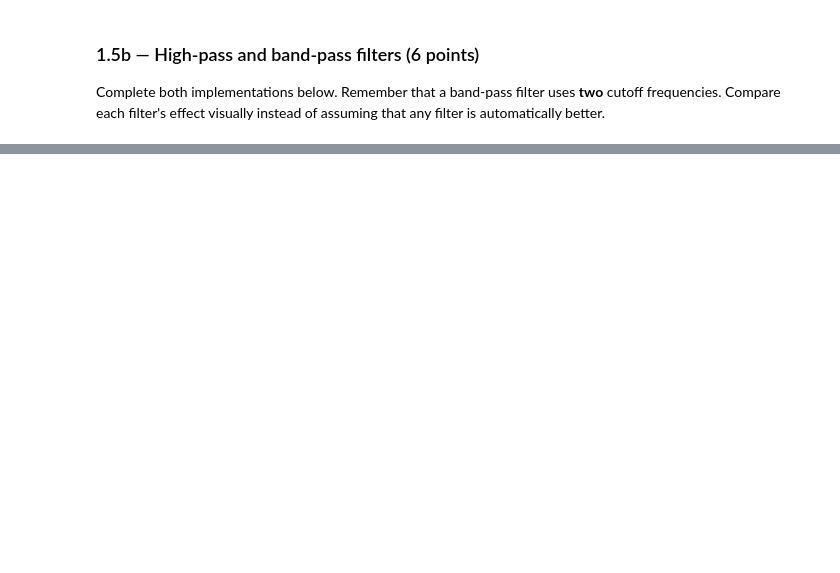
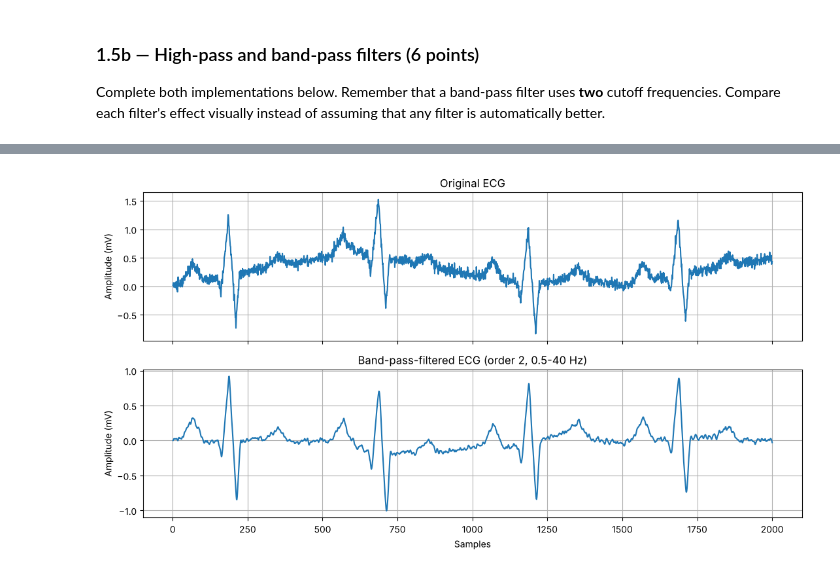
Before and after one commit to arnav-arg/Biomedical-Image-and-Signal-Analysis-Exercises, a Jupyter notebook: E03/Exercise_03_R_Wave_Detection_Python.ipynb, the cells around one changed output, grey strips where cells are left out. Drawn from its saved outputs; the diff is of its cells as text; code cells hidden in the pictures; blank space fills up the shorter version.

```diff
--- a/E03/Exercise_03_R_Wave_Detection_Python.ipynb
+++ b/E03/Exercise_03_R_Wave_Detection_Python.ipynb
@@ -276,13 +288,14 @@ else:
 # %%
 # 1.5b — Band-pass Butterworth filter
-band_order = None     # TODO: select the filter order
-band_low_hz = None    # TODO: lower cutoff in Hz
-band_high_hz = None   # TODO: upper cutoff in Hz
+band_order = 2        # for a band-pass the effective filter order is 2 * band_order = 4
+band_low_hz = 0.5     # lower cutoff: removes baseline drift
+band_high_hz = 40     # upper cutoff: removes high-frequency noise
 
 if None in (band_order, band_low_hz, band_high_hz):
     print("TODO 1.5b: choose band-pass order and both cutoff frequencies.")
 else:
-    # TODO: design the band-pass filter with butter(..., [low, high], btype="bandpass", ...)
-    # TODO: apply sosfilt(...) to ecg
-    # TODO: call plot_filter_comparison(...)
-    pass
+    band_sos = butter(band_order, [band_low_hz, band_high_hz], btype="bandpass", fs=FS, output="sos")
+    band_filtered = sosfilt(band_sos, ecg)
+    plot_filter_comparison(ecg, band_filtered, "Band-pass-filtered ECG (order 2, 0.5-40 Hz)")
+# %% [output]
+[figure, added]
```
Also changed, not shown: parts of 9 cells of this notebook.
